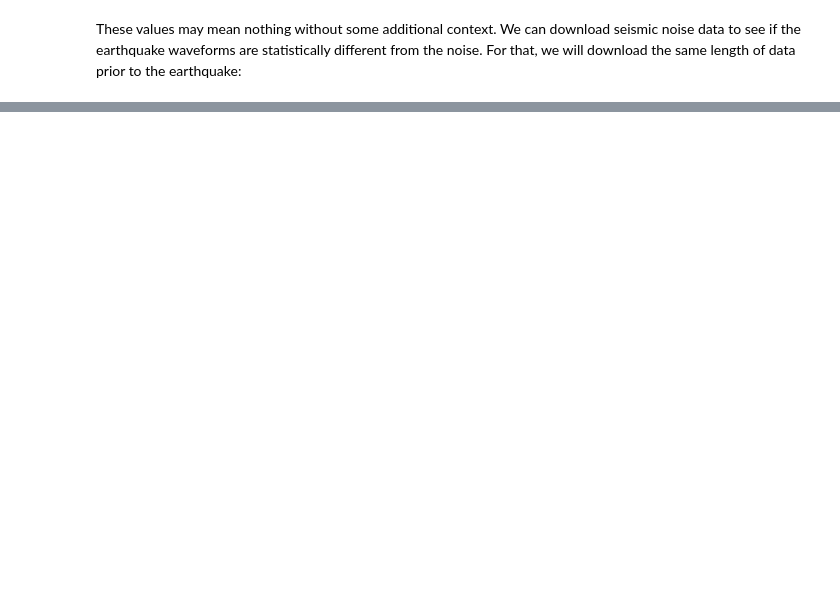
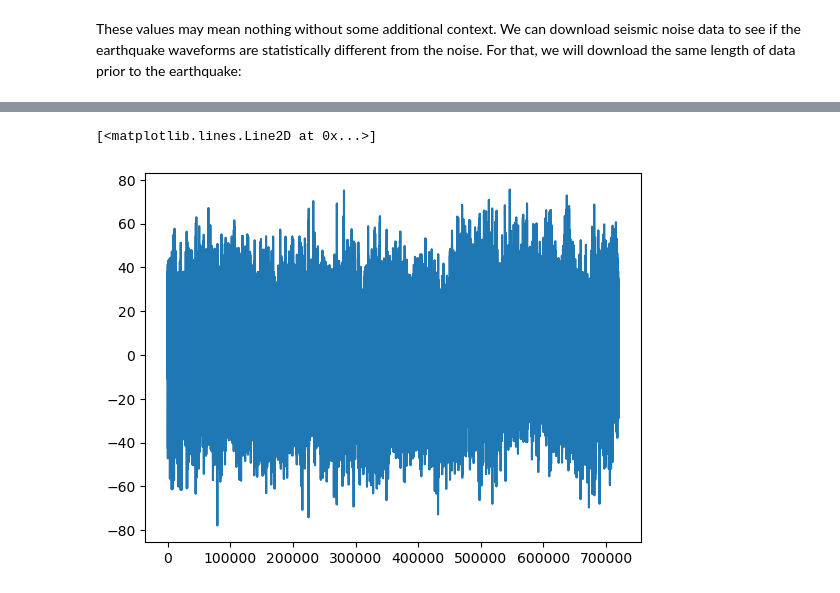
Before and after one commit to geo-smart/mlgeo, a Jupyter notebook: book/Chapter2-DataManipulation/2.8_statistical_considerations.ipynb, the cells around one changed output, grey strips where cells are left out. Drawn from its saved outputs; the diff is of its cells as text; code cells hidden in the pictures; blank space fills up the shorter version.

```diff
--- a/book/Chapter2-DataManipulation/2.8_statistical_considerations.ipynb
+++ b/book/Chapter2-DataManipulation/2.8_statistical_considerations.ipynb
@@ -312,0 +447,15 @@ In this case, we can create a time series that has the similar noise structure t
+# %%
+from scipy.fftpack import ifft
+Nhat = fft(N[0].data,n=Nfft)#/np.sqrt(Z[0].stats.npts)
+NN = 2*np.pi*random.uniform(-1,1,Nfft//2)-np.pi
+newcrap=np.zeros(Nfft,dtype=np.complex_)
+
+for i in range(Nfft//2):
+    newcrap[i] = np.abs(Nhat[i])*np.exp(1j*NN[i])
+    newcrap[-i] = np.conj(NN[i])
+newnoiseF[0] = 0
+crap = ifft(newcrap).real
+plt.plot(crap)
+# %% [output]
+[<matplotlib.lines.Line2D at 0x...>]
+[figure, added]
```
Also changed, not shown: parts of 44 cells of this notebook, 10 other files.
